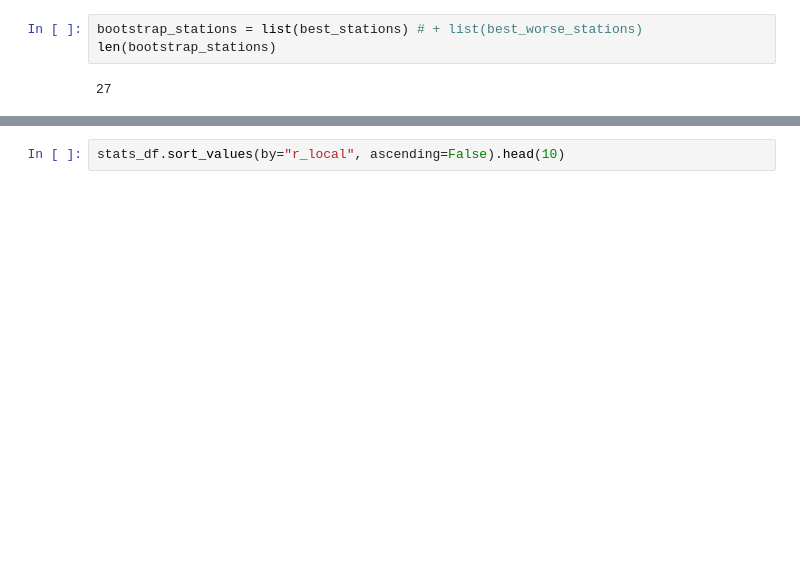
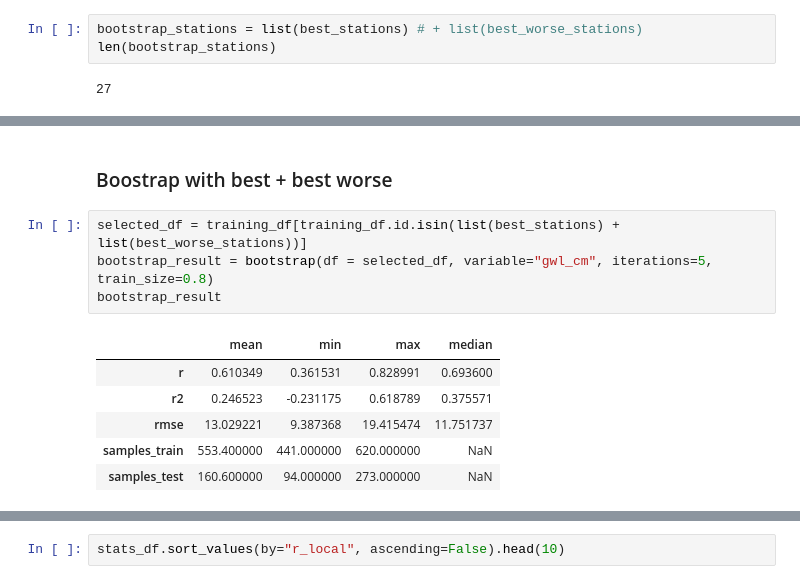
Before and after one commit to dfguerrerom/gwl-modeling, a Jupyter notebook: 4_model_training.ipynb, the cells around one changed output, grey strips where cells are left out. Drawn from its saved outputs; the diff is of its cells as text; blank space fills up the shorter version.

```diff
--- a/4_model_training.ipynb
+++ b/4_model_training.ipynb
@@ -336,0 +284,13 @@ pd.DataFrame([
+# %% [markdown]
+### Boostrap with best + best worse
+# %%
+selected_df = training_df[training_df.id.isin(list(best_stations) + list(best_worse_stations))]
+bootstrap_result = bootstrap(df = selected_df, variable="gwl_cm", iterations=5, train_size=0.8)
+bootstrap_result
+# %% [output]
+|  | mean | min | max | median |
+| r | 0.610349 | 0.361531 | 0.828991 | 0.693600 |
+| r2 | 0.246523 | -0.231175 | 0.618789 | 0.375571 |
+| rmse | 13.029221 | 9.387368 | 19.415474 | 11.751737 |
+| samples_train | 553.400000 | 441.000000 | 620.000000 | NaN |
+| samples_test | 160.600000 | 94.000000 | 273.000000 | NaN |
```
Also changed, not shown: parts of 13 cells of this notebook, 1 other file.
